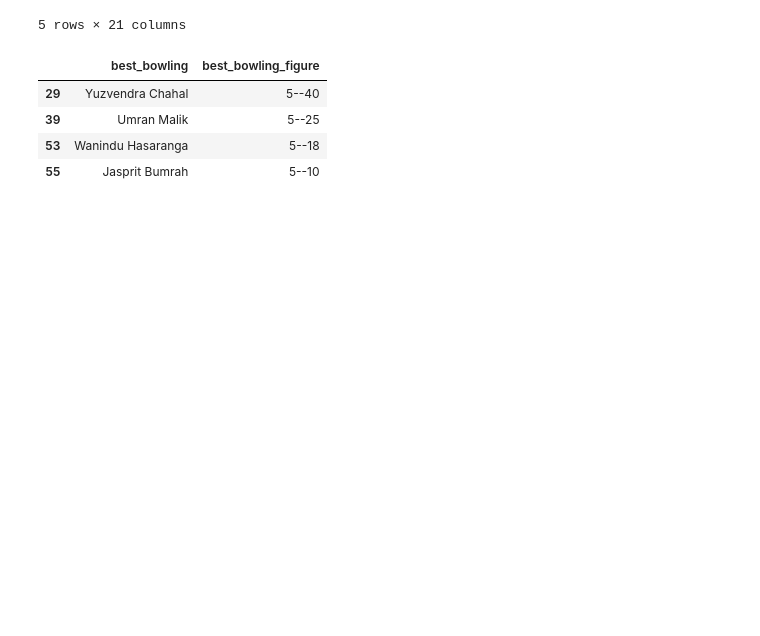
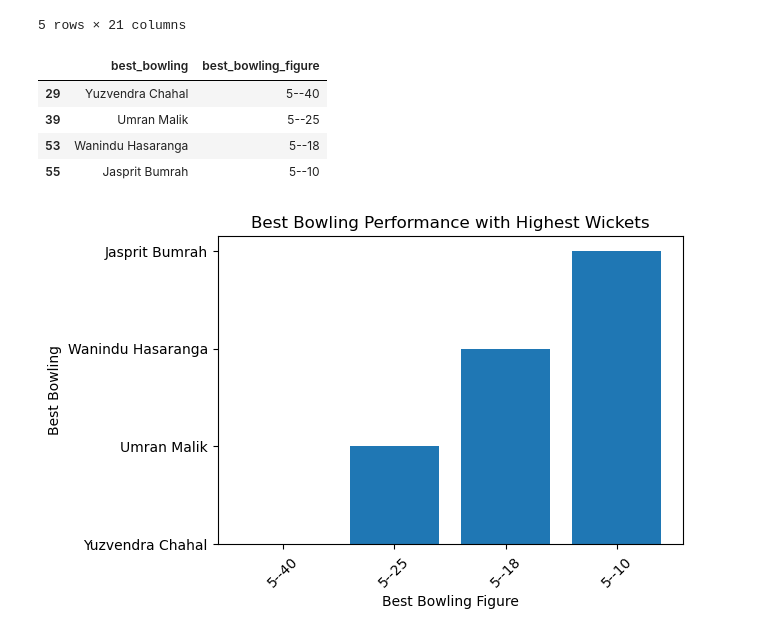
Before and after one commit to prashant967/IPL-2022-Capstone-Project, a Jupyter notebook: IPL_Project.ipynb, the cells around one changed output. Cells and saved outputs as stored; diff of their text form; code cells hidden in the pictures; blank space fills up the shorter version.

```diff
--- a/IPL_Project.ipynb
+++ b/IPL_Project.ipynb
@@ -357,3 +367,19 @@ df[df['highest_wickets'] == df['highest_wickets'].max()][['best_bowling','best_b
 | 39 | Umran Malik | 5--25 |
 | 53 | Wanindu Hasaranga | 5--18 |
 | 55 | Jasprit Bumrah | 5--10 |
+# %%
+
+# Filter max wickets row
+max_wicket = df[df['highest_wickets'] == df['highest_wickets'].max()][['best_bowling','best_bowling_figure']]
+# Plot
+plt.figure(figsize=(6,4))
+plt.bar(max_wicket['best_bowling_figure'] , max_wicket['best_bowling'],plat)
+
+plt.ylabel('Best Bowling')
+plt.xlabel('Best Bowling Figure')
+plt.title('Best Bowling Performance with Highest Wickets')
+plt.xticks(rotation=45)
+
+plt.show()
+# %% [output]
+[figure, added]
```
Also changed, not shown: parts of 16 cells of this notebook.
